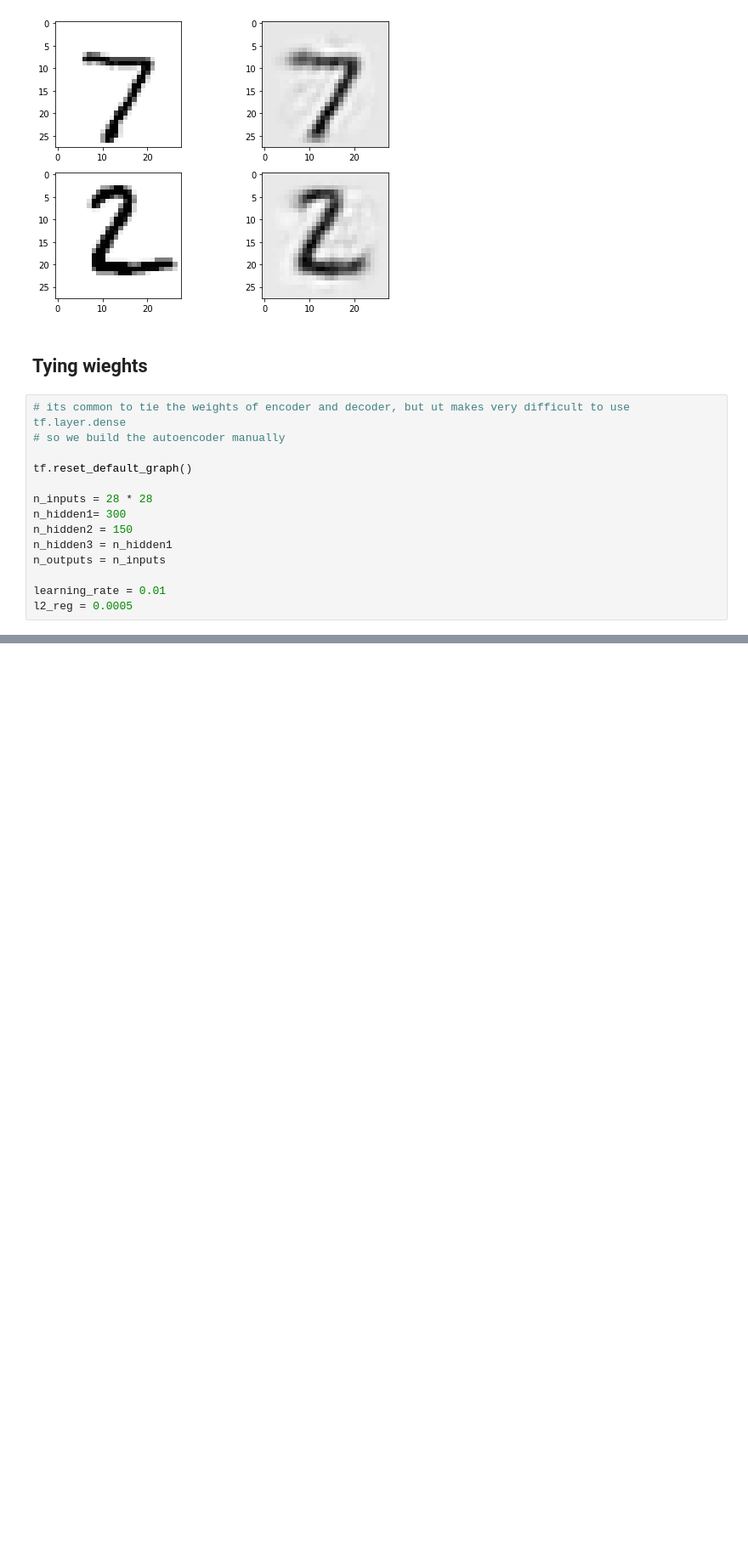
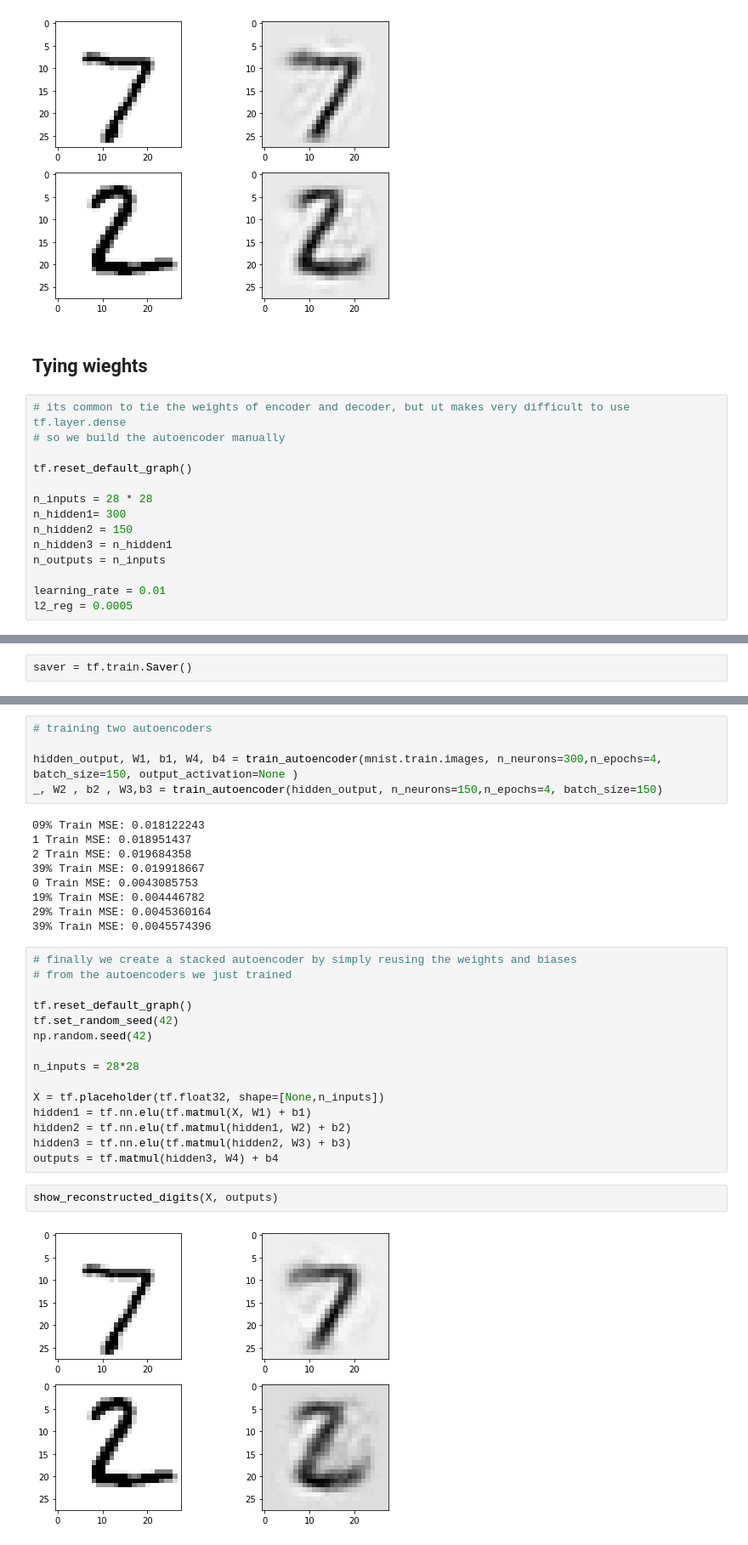
Before and after one commit to fanbyprinciple/hands_on_ml, a Jupyter notebook: chapter_15/autoencoders.ipynb, the cells around one changed output, grey strips where cells are left out. Shown at 85% size. Cells and saved outputs as stored; diff of their text form; blank space fills up the shorter version.

```diff
--- a/chapter_15/autoencoders.ipynb
+++ b/chapter_15/autoencoders.ipynb
@@ -227,0 +272,2 @@ weights2 = tf.Variable(weights2_init, dtype=tf.float32, name="weights2")
+# %%
+saver = tf.train.Saver()
@@ -227,0 +356,33 @@ weights2 = tf.Variable(weights2_init, dtype=tf.float32, name="weights2")
+# %%
+# training two autoencoders
+
+hidden_output, W1, b1, W4, b4 = train_autoencoder(mnist.train.images, n_neurons=300,n_epochs=4, batch_size=150, output_activation=None )
+_, W2 , b2 , W3,b3 = train_autoencoder(hidden_output, n_neurons=150,n_epochs=4, batch_size=150)
+# %% [output]
+09% Train MSE: 0.018122243
+1 Train MSE: 0.018951437
+2 Train MSE: 0.019684358
+39% Train MSE: 0.019918667
+0 Train MSE: 0.0043085753
+19% Train MSE: 0.004446782
+29% Train MSE: 0.0045360164
+39% Train MSE: 0.0045574396
+# %%
+# finally we create a stacked autoencoder by simply reusing the weights and biases
+# from the autoencoders we just trained
+
+tf.reset_default_graph()
+tf.set_random_seed(42)
+np.random.seed(42)
+
+n_inputs = 28*28
+
+X = tf.placeholder(tf.float32, shape=[None,n_inputs])
+hidden1 = tf.nn.elu(tf.matmul(X, W1) + b1)
+hidden2 = tf.nn.elu(tf.matmul(hidden1, W2) + b2)
+hidden3 = tf.nn.elu(tf.matmul(hidden2, W3) + b3)
+outputs = tf.matmul(hidden3, W4) + b4
+# %%
+show_reconstructed_digits(X, outputs)
+# %% [output]
+[figure, added]
```
Also changed, not shown: parts of 20 cells of this notebook, 17 other files.
